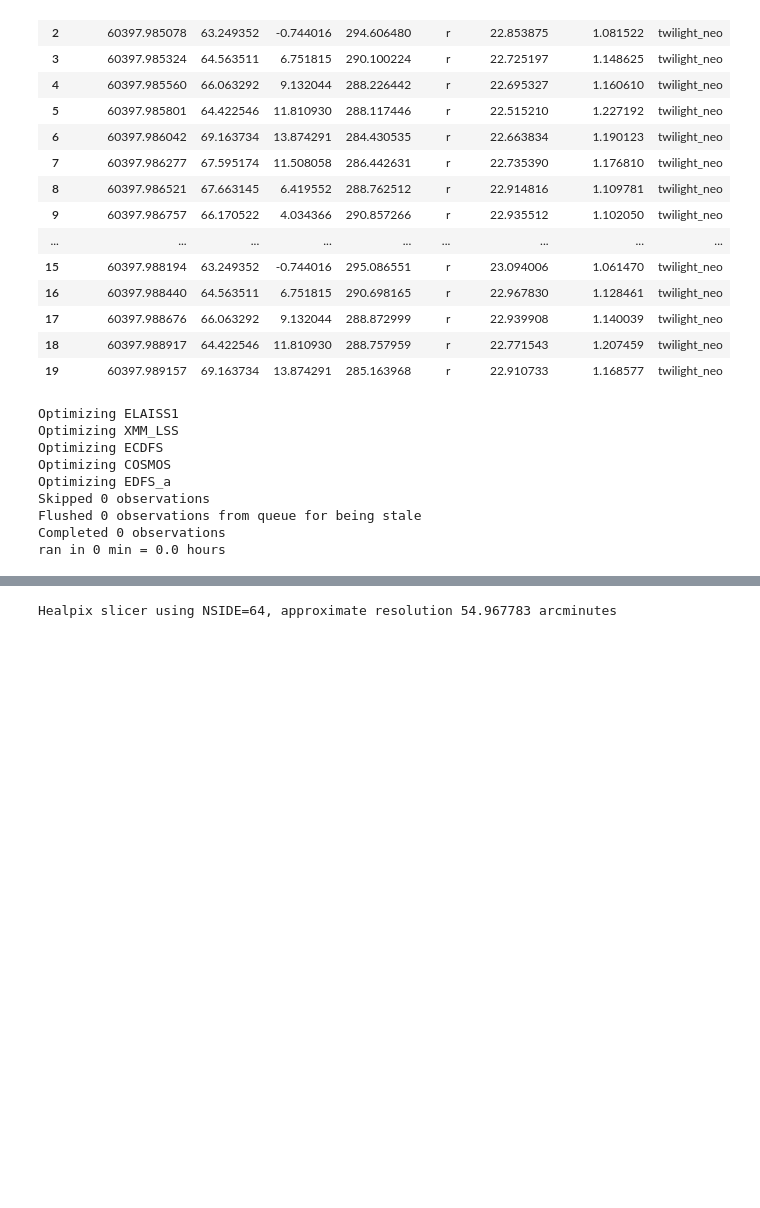
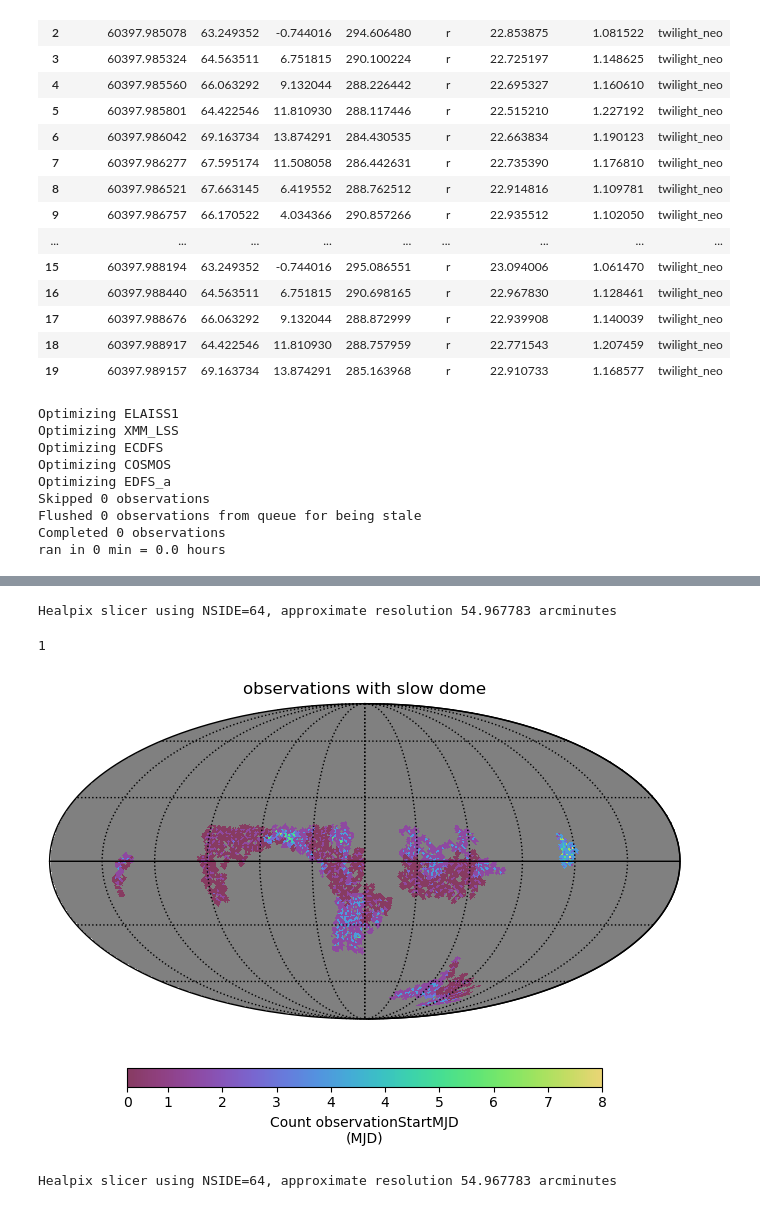
Before and after one commit to lsst-sims/-sims_featureScheduler_runs3.0, a Jupyter notebook: draft2_updated/live_example.ipynb, the cells around one changed output, grey strips where cells are left out. Drawn from its saved outputs; the diff is of its cells as text; code cells hidden in the pictures; blank space fills up the shorter version.

```diff
--- a/draft2_updated/live_example.ipynb
+++ b/draft2_updated/live_example.ipynb
@@ -471,0 +581,11 @@ Healpix slicer using NSIDE=64, approximate resolution 54.967783 arcminutes
+# %%
+### Now resimulate night, with slow speed dome
+new_scheduler, new_observatory, slow_observations = make_observations(new_scheduler,
+                                                                 new_observatory,
+                                                                 desired_observations=1000)
+
+newobs = sc.obs2opsim(np.array(slow_observations)[:, 0])
+
+shortcols = ['observationStartMJD', 'fieldRA', 'fieldDec', 'rotSkyPos', 'filter', 'fiveSigmaDepth',
+             'seeingFwhmEff', 'night', 'note', 'sunAlt']
+newobs[shortcols]
@@ -472,2 +609,20 @@ Healpix slicer using NSIDE=64, approximate resolution 54.967783 arcminutes
+# %%
+# we can feed that into a feature object to make a map - or feed it into MAF
+
+metric = maf.CountMetric(col='observationStartMJD')
+slicer = maf.HealpixSlicer(nside=64)
+constraint = None
+bundle = maf.MetricBundle(metric, slicer, constraint, info_label='night 180')
+
+g = maf.MetricBundleGroup({'count': bundle}, None)
+g.run_current(sim_data=newobs.to_records(), constraint=None)
+
+ph = maf.PlotHandler()
+ph.set_metric_bundles([bundle])
+ph.plot(maf.HealpixSkyMap(), plot_dicts={'rot': (180, 0, 0), 'title': "observations with slow dome"})
+# %% [output]
+Healpix slicer using NSIDE=64, approximate resolution 54.967783 arcminutes
+1
+[figure, added]
 # %%
 # Similar but for original simulation night
```
Also changed, not shown: parts of 18 cells of this notebook.
